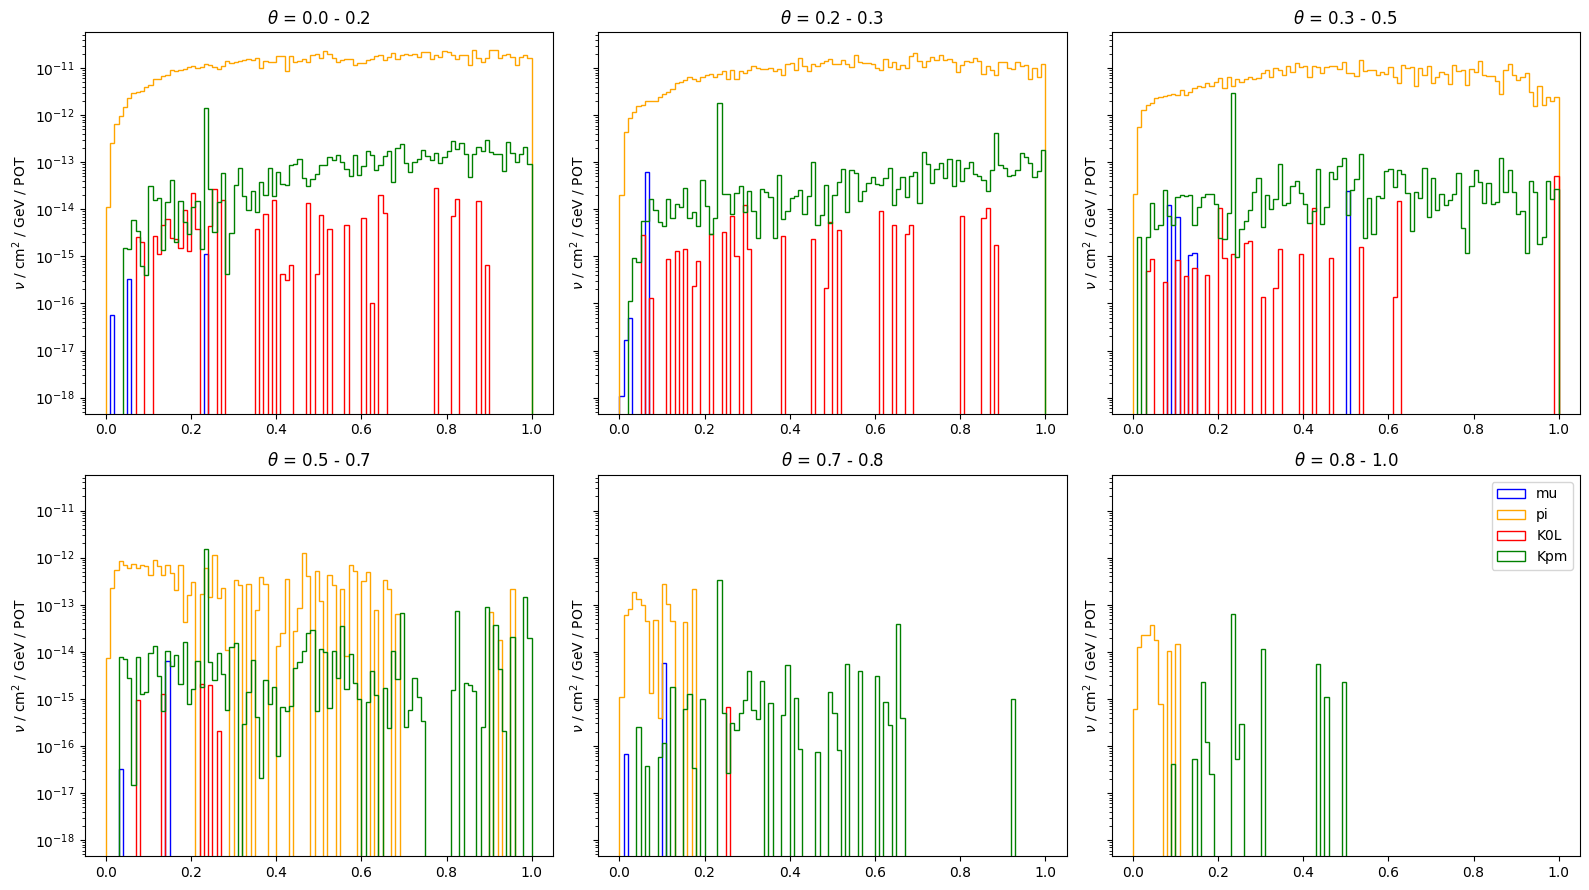
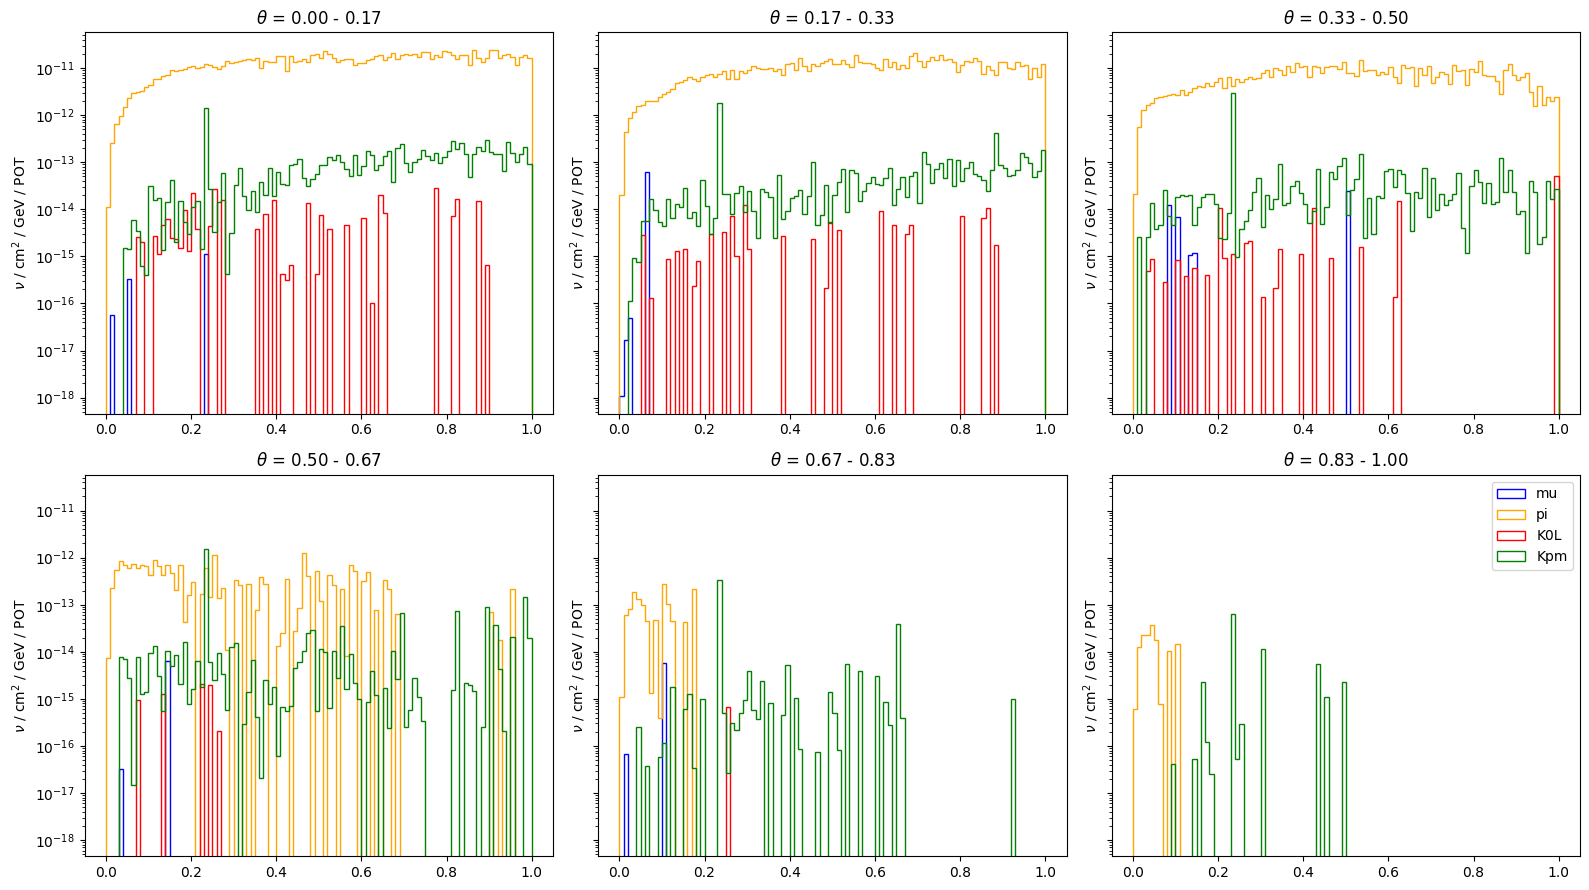
The notebook cell's code change between the first figure and the second:
--- before
+++ after
@@ -23,14 +23,24 @@
         axs[r][c].set_ylabel(r"$\nu$ / cm$^2$ / GeV / POT")
         axs[r][c].set_yscale("log")
-        axs[r][c].set_title(r"$\theta$" + f" = {(r*columns + c)*(1/nbins):.1f} - {(r*columns + c+1)*(1/nbins):.1f}")
+        axs[r][c].set_title(r"$\theta$" + f" = {(r*columns + c)*(1/nbins):.2f} - {(r*columns + c+1)*(1/nbins):.2f}")
 
 axs[rows-1][columns-1].legend()
 fig.tight_layout()
-plt.show()
+
 
 kdar_mask = data.energy_mask([0.235,0.236])
 print("KDAR energy window: 235-236 MeV (0.235-0.236 GeV)")
 
+
+labels       = [f"{i:.2f} - {i+0.2:.2f}" for i in edges[:-1]]
+event_counts = {
+     "mu" : [],
+     "pi"  : [],
+     "K0L" : [], 
+     "Kpm": []
+}
+
 for i in range(len(edges)-1):
+
     edge_lo = edges[i]
     edge_hi = edges[i+1]
@@ -41,5 +51,5 @@
     total_counts = np.count_nonzero(mask)
 
-    print(f"{edge_lo:.1f}-{edge_hi:.1f} (theta)")
+    print(f"{edge_lo:.2f}-{edge_hi:.2f} (theta)")
     if total_weighted <= 0:
         print("  (no events in this bin)")
@@ -50,6 +60,20 @@
         n = np.count_nonzero(mask & data.parent_mask(p_pdgs))
         event_count = data.event_count([0.235,0.236], 14, p_pdgs, angle_mask)
+        event_counts[label].append(event_count)
         ratio = w / total_weighted
         print(f"  {label:4s}: ratio={ratio:.3f}, Events={event_count}")
 
-    print()
+    
+fig, ax = plt.subplots(figsize=(8,6))
+x = np.arange(6)
+x = x/2
+ax.bar(x-0.1, event_counts["pi"], width=0.2, color=data.parent_groups["pi"][1])
+ax.bar(x+0.1, event_counts["Kpm"], width=0.2, color=data.parent_groups["Kpm"][1])
+ax.set_xticks(x, labels)
+ax.legend(["pi", "Kpm"])
+ax.set_ylabel("Event Count")
+ax.set_xlabel(r"Angle Bin ($\theta$)")
+ax.set_title("Event (235MeV-236MeV)")
+
+plt.show()
+

Commit: looking at reconstructed data